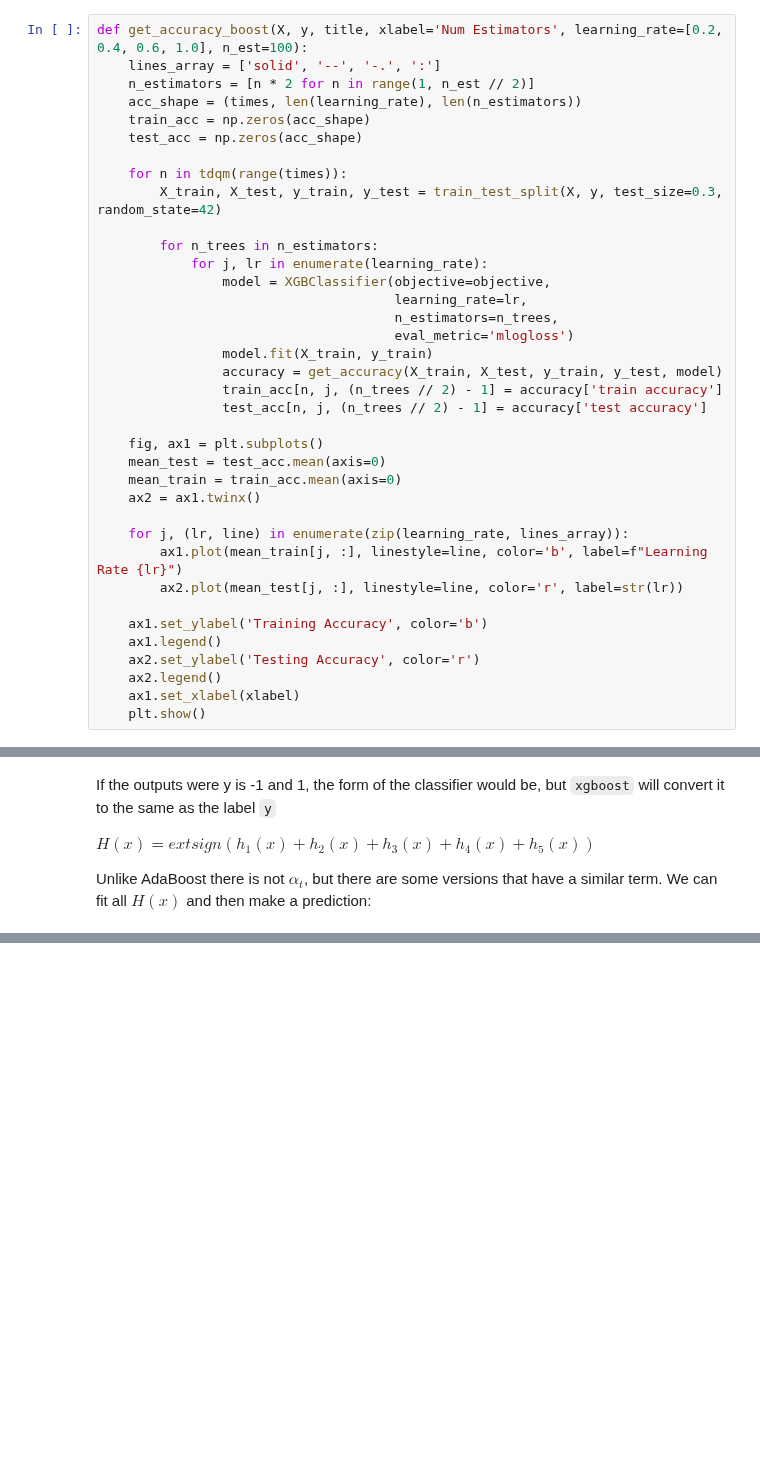
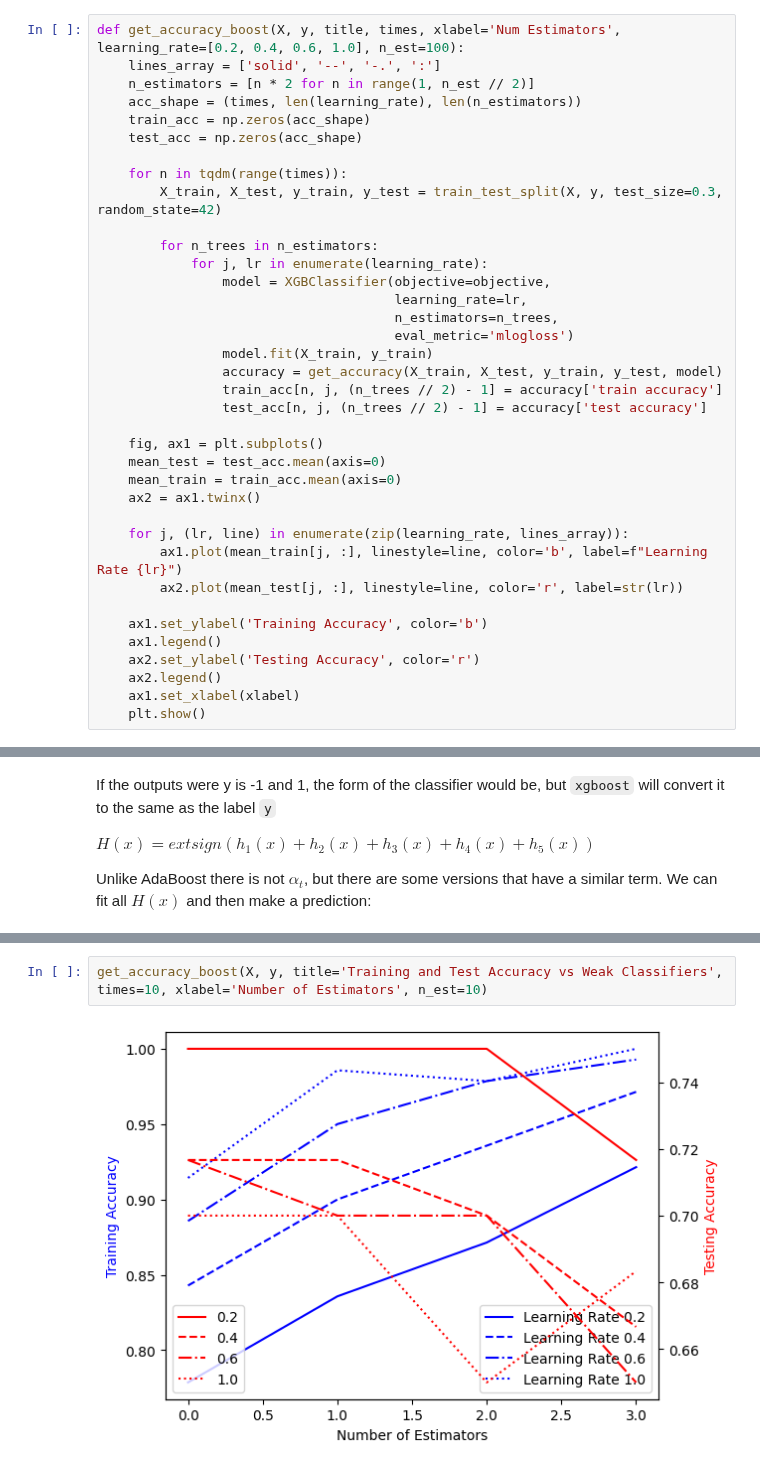
Before and after one commit to Mark-Barbaric/IBM_Machine_Learning_Certificate, a Jupyter notebook: Supervised_Machine_Learning_Classification/week5/gradient_boosting_lab.ipynb, the cells around one changed output, grey strips where cells are left out. Drawn from its saved outputs; the diff is of its cells as text; blank space fills up the shorter version.

```diff
--- a/Supervised_Machine_Learning_Classification/week5/gradient_boosting_lab.ipynb
+++ b/Supervised_Machine_Learning_Classification/week5/gradient_boosting_lab.ipynb
@@ -80,14 +80,14 @@ def get_accuracy(X_train, X_test, y_train, y_test, model):
         'train accuracy': accuracy_score(y_train, model.predict(X_train))
     }
 # %%
-def get_accuracy_boost(X, y, title, xlabel='Num Estimators', learning_rate=[0.2, 0.4, 0.6, 1.0], n_est=100):
+def get_accuracy_boost(X, y, title, times, xlabel='Num Estimators', learning_rate=[0.2, 0.4, 0.6, 1.0], n_est=100):
     lines_array = ['solid', '--', '-.', ':']
     n_estimators = [n * 2 for n in range(1, n_est // 2)]
     acc_shape = (times, len(learning_rate), len(n_estimators))
     train_acc = np.zeros(acc_shape)
     test_acc = np.zeros(acc_shape)
 
-    for n in tdqm(range(times)):
+    for n in tqdm(range(times)):
         X_train, X_test, y_train, y_test = train_test_split(X, y, test_size=0.3, random_state=42)
 
         for n_trees in n_estimators:
@@ -197,0 +281,4 @@ Unlike AdaBoost there is not $\alpha_t$, but there are some versions that have a
+# %%
+get_accuracy_boost(X, y, title='Training and Test Accuracy vs Weak Classifiers', times=10, xlabel='Number of Estimators', n_est=10)
+# %% [output]
+[figure, added]
```
Also changed, not shown: parts of 23 cells of this notebook, 2 other files.
